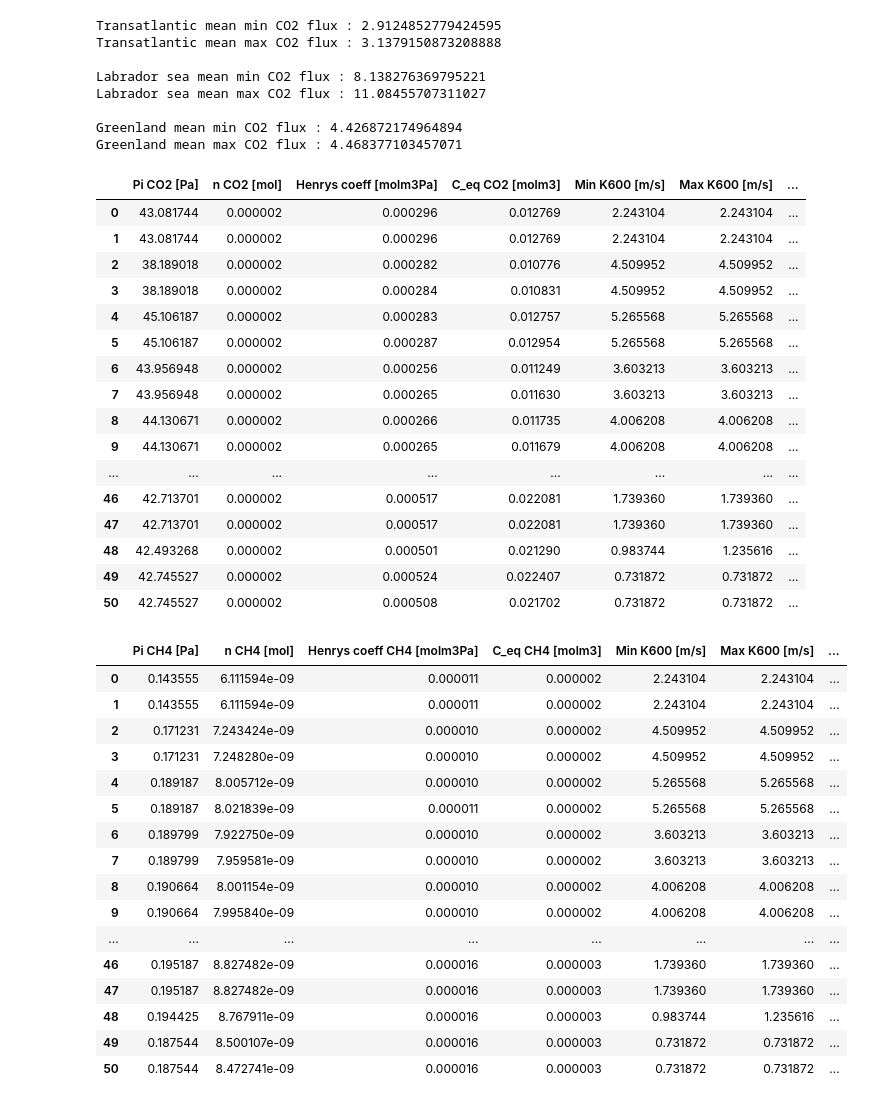
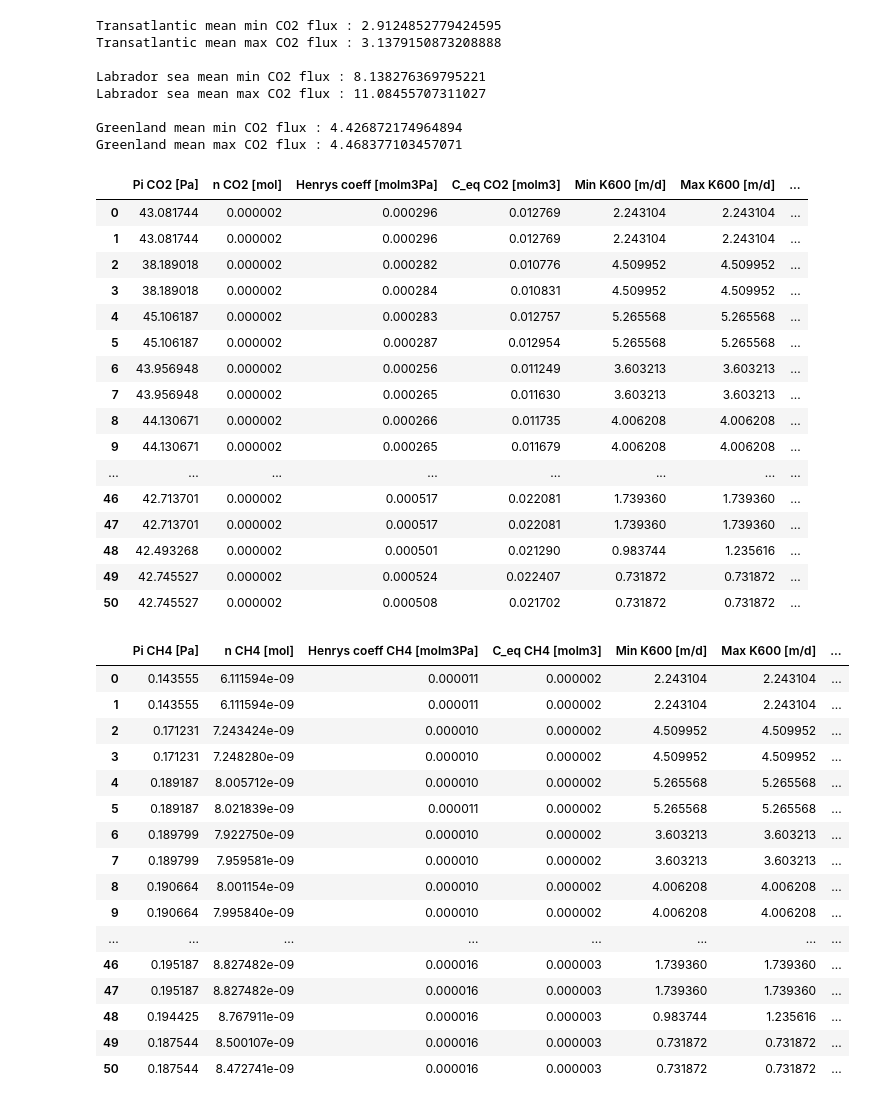
Before and after one commit to lolapricam/Sea-air_fluxes_Arctic, a Jupyter notebook: main_code.ipynb, the cells around one changed output. Drawn from its saved outputs; the diff is of its cells as text; code cells hidden in the pictures.

```diff
--- a/main_code.ipynb
+++ b/main_code.ipynb
@@ -251,10 +251,10 @@ print(indices)
 Index([30, 31], dtype='int64')
 # %%
 # Gas exchange for CO2 (McGinnis et al., 2015)
-Ki_min_CO2_md = K600_min_ms * (600 / Sc_CO2)**(-metadata["Min_n"])
+Ki_min_CO2_md = K600_min_md * (600 / Sc_CO2)**(-metadata["Min_n"])
 #print(Ki_min_CO2_md)
 
-Ki_max_CO2_md = K600_max_ms * (600 / Sc_CO2)**(-metadata["Max_n"])
+Ki_max_CO2_md = K600_max_md * (600 / Sc_CO2)**(-metadata["Max_n"])
 #print(Ki_max_CO2_md)
 # %%
 # Gas exchange for CH4 (McGinnis et al., 2015)
@@ -388,13 +388,13 @@ Greenland mean max CO2 flux : 4.468377103457071
 # %%
 # Creating a big datafrane with all the results
 # for CO2
 df = pd.DataFrame({'Pi CO2 [Pa]' : Pi_CO2_Pa, 'n CO2 [mol]' : n_CO2_mol, 'Henrys coeff [molm3Pa] ' : hcpsalt_CO2_molm3Pa,
-                   'C_eq CO2 [molm3]' : C_eq_CO2_molm3, 'Min K600 [m/s]' : K600_min_ms, 'Max K600 [m/s]' : K600_max_ms,
+                   'C_eq CO2 [molm3]' : C_eq_CO2_molm3, 'Min K600 [m/d]' : K600_min_md, 'Max K600 [m/d]' : K600_max_md,
                    'Sc CO2 [-]' : Sc_CO2, 'Min Ki CO2 [m/d]' : Ki_min_CO2_md, 'Max Ki CO2 [m/d]' : Ki_max_CO2_md,
                    'Min CO2 flux [mmol/m2/d]': F_min_CO2_mmolm2d, 'Max CO2 flux [mmol/m2/d]': F_max_CO2_mmolm2d})
 display(df)
 # %% [output]
-|  | Pi CO2 [Pa] | n CO2 [mol] | Henrys coeff [molm3Pa] | C_eq CO2 [molm3] | Min K600 [m/s] | Max K600 [m/s] | ... |
+|  | Pi CO2 [Pa] | n CO2 [mol] | Henrys coeff [molm3Pa] | C_eq CO2 [molm3] | Min K600 [m/d] | Max K600 [m/d] | ... |
 | 0 | 43.081744 | 0.000002 | 0.000296 | 0.012769 | 2.243104 | 2.243104 | ... |
 | 1 | 43.081744 | 0.000002 | 0.000296 | 0.012769 | 2.243104 | 2.243104 | ... |
 | 2 | 38.189018 | 0.000002 | 0.000282 | 0.010776 | 4.509952 | 4.509952 | ... |
@@ -414,12 +414,12 @@ display(df)
 # %%
 # for CH4
 df = pd.DataFrame({'Pi CH4 [Pa]' : Pi_CH4_Pa, 'n CH4 [mol]' : n_CH4_mol, 'Henrys coeff CH4 [molm3Pa] ' : hcpsalt_CH4_molm3Pa,
-                   'C_eq CH4 [molm3]' : C_eq_CH4_molm3, 'Min K600 [m/s]' : K600_min_ms, 'Max K600 [m/s]' : K600_max_ms,
+                   'C_eq CH4 [molm3]' : C_eq_CH4_molm3, 'Min K600 [m/d]' : K600_min_md, 'Max K600 [m/d]' : K600_max_md,
                    'Sc CH4 [-]' : Sc_CH4, 'Min Ki CH4 [m/d]' : Ki_min_CH4_md, 'Max Ki CH4 [m/d]' : Ki_max_CH4_md,
-                   'Min CH4 flux': F_min_CH4_umolm2d, 'Max CH4 flux': F_max_CH4_umolm2d})
+                   'Min CH4 flux [umol/m2/d]': F_min_CH4_umolm2d, 'Max CH4 flux [umol/m2/d]': F_max_CH4_umolm2d})
 display(df)
 # %% [output]
-|  | Pi CH4 [Pa] | n CH4 [mol] | Henrys coeff CH4 [molm3Pa] | C_eq CH4 [molm3] | Min K600 [m/s] | Max K600 [m/s] | ... |
+|  | Pi CH4 [Pa] | n CH4 [mol] | Henrys coeff CH4 [molm3Pa] | C_eq CH4 [molm3] | Min K600 [m/d] | Max K600 [m/d] | ... |
 | 0 | 0.143555 | 6.111594e-09 | 0.000011 | 0.000002 | 2.243104 | 2.243104 | ... |
 | 1 | 0.143555 | 6.111594e-09 | 0.000011 | 0.000002 | 2.243104 | 2.243104 | ... |
 | 2 | 0.171231 | 7.243424e-09 | 0.000010 | 0.000002 | 4.509952 | 4.509952 | ... |
```
Also changed, not shown: parts of 2 cells of this notebook, 2 other files.
